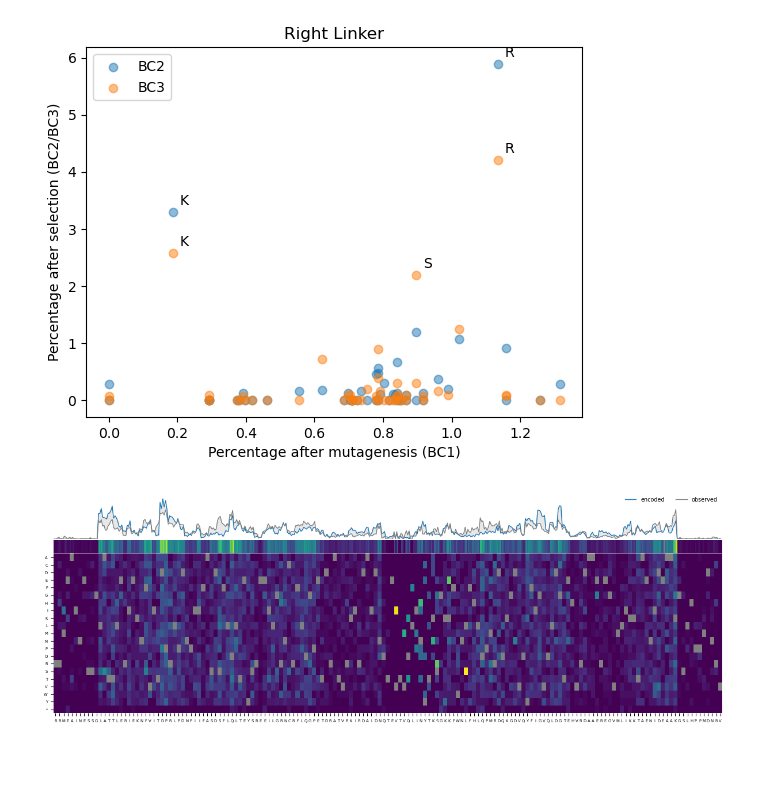
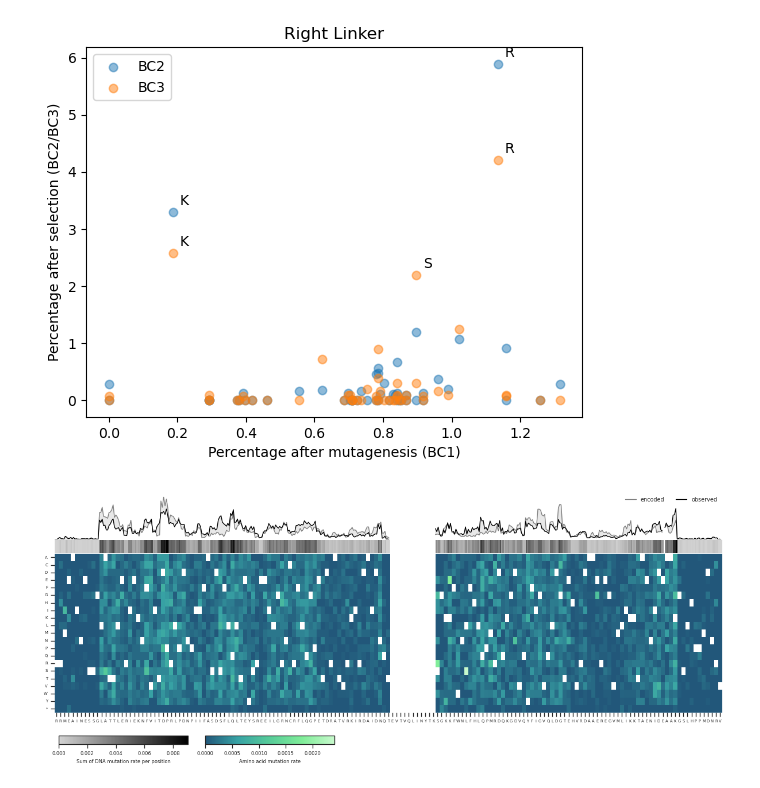
Before and after one commit to AliceHovsepyan/pogo_pance_draft, a Jupyter notebook: DMS_analysis_struct.ipynb, the cells around one changed output. Cells and saved outputs as stored; diff of their text form; code cells hidden in the pictures; blank space fills up the shorter version.

Commit message:
plot updates

```diff
--- a/DMS_analysis_struct.ipynb
+++ b/DMS_analysis_struct.ipynb
@@ -259,3 +260,7 @@ plot_indel_freqs(total_indels_freq,  filename=f"{variant}_{Bc}", FigFolder=FigFo
 plt.show()
 # %% [output]
 [figure]
+# %%
+total_relative_enrichment.fillna(0, inplace=True)
+x,y = calc_mut_spectrum_from_enrichment(total_relative_enrichment, ref_seq=reference, data_type="AA")
+plot_mutation_spectrum(y, data_type="AA", colormap=custom_cmap)
@@ -502,33 +515,58 @@ RL8_DNA_mutations_sum[mask_max] = np.nan
+# %%
+## cut encoded region to same frame as observed region
+RL8_encoded_muts = RL8_encoded_muts.iloc[:,cut_left:cut_right]
+
+## mask the same positions as in the observed region (due to low coverage )
+empty_cols = RL8_DNA_mutations.columns[RL8_DNA_mutations.isna().all()]
+empty_cols = [int(empty_col) for empty_col in empty_cols]
+RL8_encoded_muts_prop = RL8_encoded_muts.iloc[0,:].values
+RL8_encoded_muts_prop = pd.DataFrame([RL8_encoded_muts_prop[i] if i not in empty_cols+ [int(mask_max)] else np.nan for i in range(len(RL8_encoded_muts_prop))])
+
+
+## normalize so that the sum is 1
+RL8_encoded_muts_prop = (RL8_encoded_muts_prop/RL8_encoded_muts_prop.sum()).values.flatten()
+# %%
+light_gray = "#D3D3D3"  # Light gray
+dark_gray = "black"   # Dark gray
+
+gray_cmap = mcolors.LinearSegmentedColormap.from_list("custom_gray", [light_gray, dark_gray])
 # %%
 fig, axes = plt.subplots(3,1, figsize=(15, 5), height_ratios=[0.3, 0.08, 1])
 ## put plots closer together
 plt.subplots_adjust(hspace=0.01)
 axes[0].spines['top'].set_visible(False)
 axes[0].spines['right'].set_visible(False)
 axes[0].spines['bottom'].set_visible(False)
 axes[0].spines['left'].set_visible(False)
 
-axes[0].plot(RL8_encoded_muts_prop, label = "encoded", linewidth = 1)
-axes[0].plot(RL8_DNA_muts_prop, label = "observed", linewidth = 1, color = "grey")
+axes[0].plot(RL8_encoded_muts_prop, label = "encoded", linewidth = 1, color = "grey")#, color = "#22577A")
+axes[0].plot(RL8_DNA_muts_prop, label = "observed", linewidth = 1, color = "black")#, color ="#38A3A5")
 axes[0].set_xlim(0, len(RL8_encoded_muts.columns))
 axes[0].set_ylim(0,0.012)
 axes[0].set_xticks([])
 axes[0].set_yticks([])
 axes[0].legend(frameon = False, ncol=2, fontsize = 7)
-axes[0].fill_between(range(len(RL8_encoded_muts_prop)), RL8_encoded_muts_prop, RL8_DNA_muts_prop, color="lightgray", alpha=0.5)
+axes[0].fill_between(range(len(RL8_encoded_muts_prop)), RL8_encoded_muts_prop, RL8_DNA_muts_prop, color= "lightgrey", alpha=0.5)
 
-sns.heatmap(pd.DataFrame(RL8_DNA_mutations_sum).T, cmap= "viridis", cbar = False, ax = axes[1], xticklabels=False, yticklabels=False, vmax = 0.01)
-axes[1].set_facecolor('gray')
+sns.heatmap(pd.DataFrame(RL8_DNA_mutations_sum).T, cmap= gray_cmap, cbar = False, ax = axes[1], xticklabels=False, yticklabels=False)
 
 
-
-sns.heatmap(RL8_mutations, cmap= "viridis", cbar = False, ax = axes[2],yticklabels=True,xticklabels=translate_dna2aa(RL8_observed_ref))
+sns.heatmap(RL8_mutations, cmap= custom_cmap, cbar = False, ax = axes[2],yticklabels=True,xticklabels=translate_dna2aa(RL8_observed_ref))
 axes[2].set_yticklabels(axes[2].get_yticklabels(), rotation=1, fontsize = 5)
 axes[2].set_xticklabels(axes[2].get_xticklabels(), rotation=1, fontsize = 5)
-axes[2].set_facecolor('gray')
+
+cbar_ax = fig.add_axes([0.13, 0.0, 0.15, 0.03])
+cbar = fig.colorbar(axes[1].collections[0], cax=cbar_ax, orientation = "horizontal")
+cbar.set_label("Sum of DNA mutation rate per position")
+
+cbar_ax = fig.add_axes([0.3, 0.0, 0.15, 0.03])
+cbar = fig.colorbar(axes[2].collections[0], cax=cbar_ax, orientation = "horizontal")
+cbar.set_label("Amino acid mutation rate")
+
+
 plt.savefig("/home/student/anna/DMS_analysis/output/final_output/RL8/RL8_encoded_vs_observed.pdf", bbox_inches='tight')
 plt.savefig("/home/student/anna/DMS_analysis/output/final_output/RL8/RL8_encoded_vs_observed.png", bbox_inches='tight')
 
 plt.show()
 # %% [output]
-[figure, old version]
+[figure, new version]
```
Also changed, not shown: parts of 17 cells of this notebook, 3 other files.
